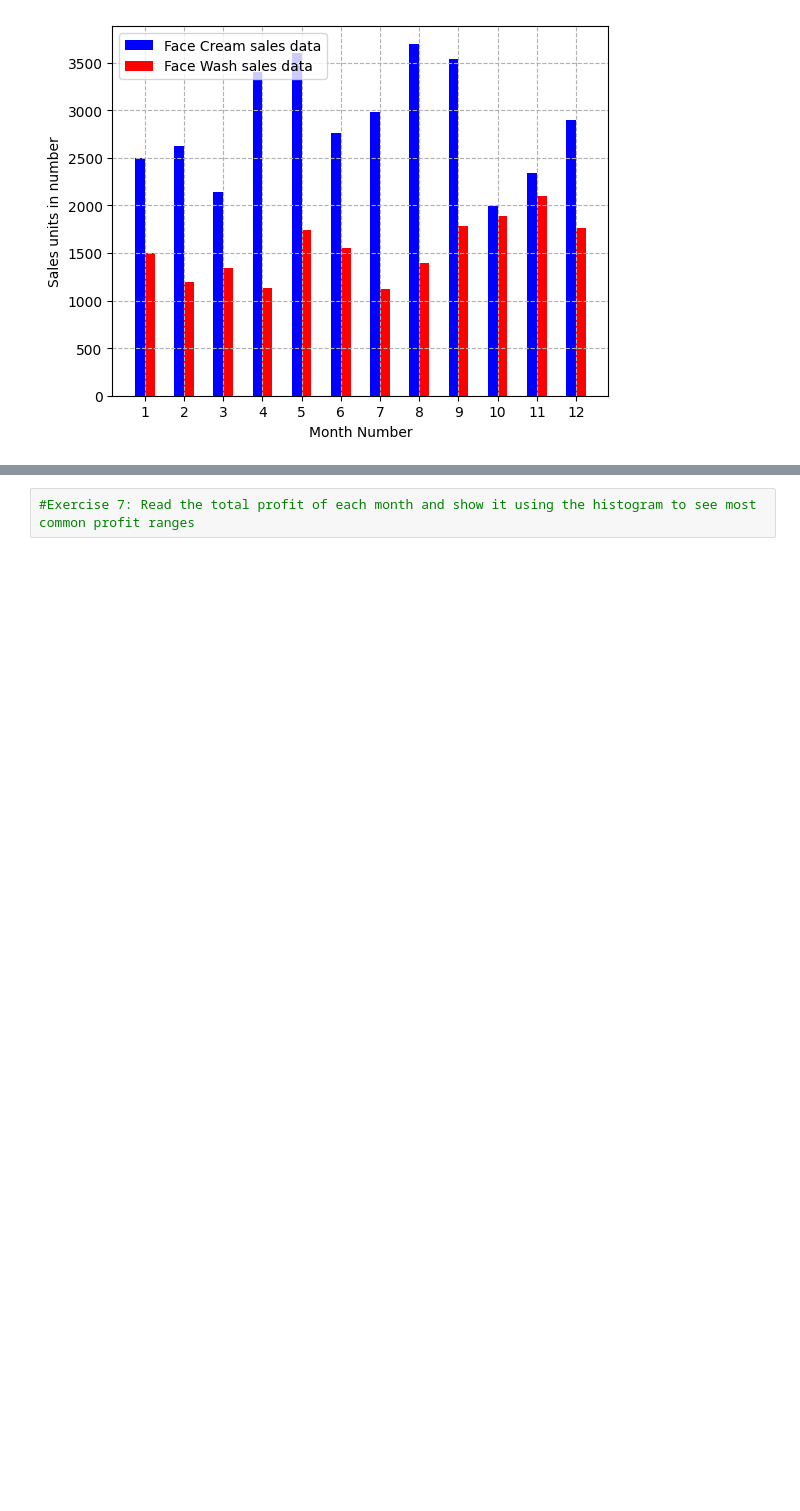
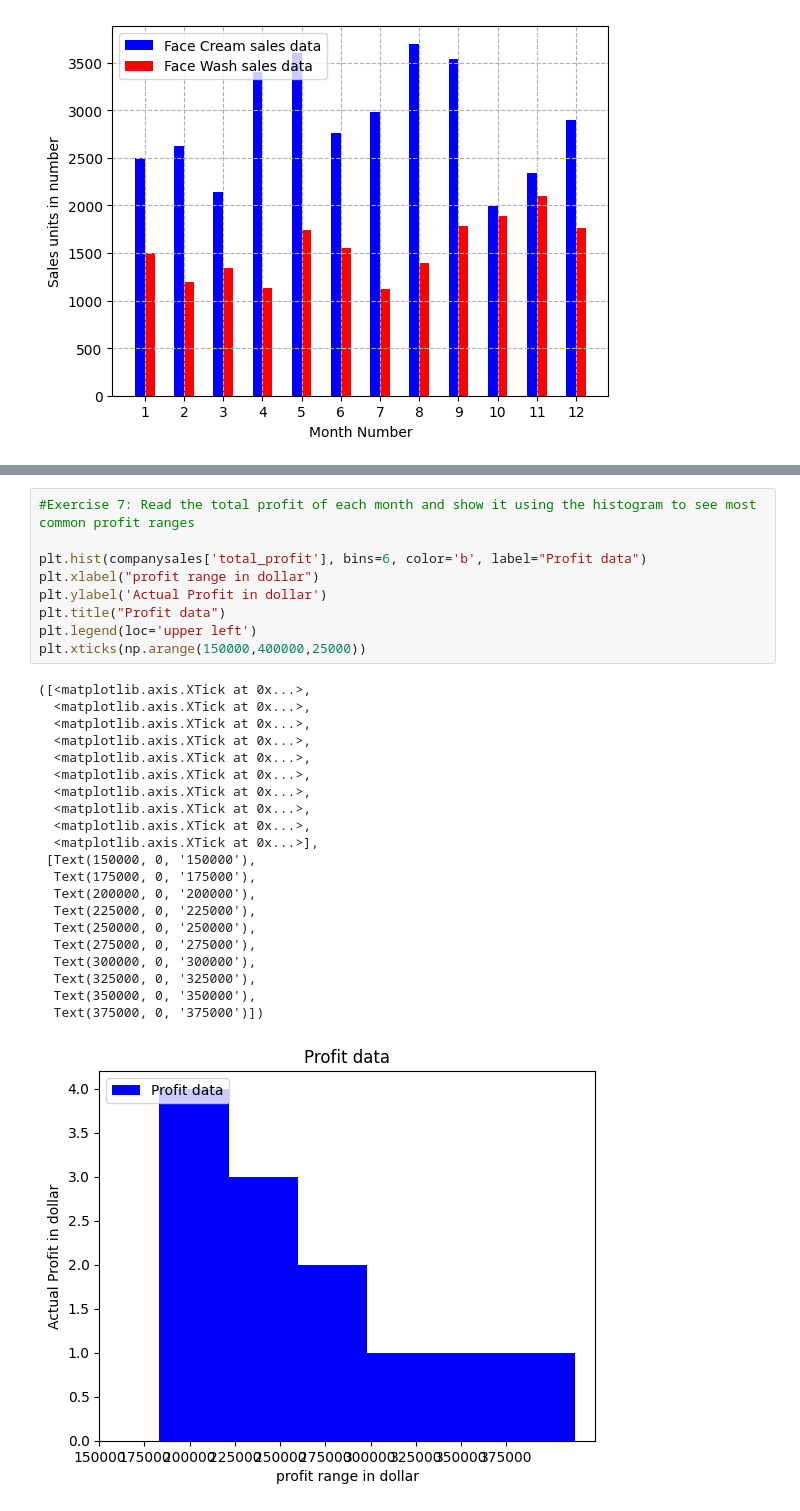
Before and after one commit to luhmont/INFS-772---Programming-for-Data-Analytics--Spring-2025-, a Jupyter notebook: Assignments/Assignment3/INFS772Assignment03.ipynb, the cells around one changed output, grey strips where cells are left out. Saved outputs shown, nothing was run; the diff lists cells and outputs as text; blank space fills up the shorter version.

```diff
--- a/Assignments/Assignment3/INFS772Assignment03.ipynb
+++ b/Assignments/Assignment3/INFS772Assignment03.ipynb
@@ -135,4 +145,33 @@ plt.show
 # %%
 #Exercise 7: Read the total profit of each month and show it using the histogram to see most common profit ranges
+
+plt.hist(companysales['total_profit'], bins=6, color='b', label="Profit data")
+plt.xlabel("profit range in dollar")
+plt.ylabel('Actual Profit in dollar')
+plt.title("Profit data")
+plt.legend(loc='upper left')
+plt.xticks(np.arange(150000,400000,25000))
+# %% [output]
+([<matplotlib.axis.XTick at 0x...>,
+  <matplotlib.axis.XTick at 0x...>,
+  <matplotlib.axis.XTick at 0x...>,
+  <matplotlib.axis.XTick at 0x...>,
+  <matplotlib.axis.XTick at 0x...>,
+  <matplotlib.axis.XTick at 0x...>,
+  <matplotlib.axis.XTick at 0x...>,
+  <matplotlib.axis.XTick at 0x...>,
+  <matplotlib.axis.XTick at 0x...>,
+  <matplotlib.axis.XTick at 0x...>],
+ [Text(150000, 0, '150000'),
+  Text(175000, 0, '175000'),
+  Text(200000, 0, '200000'),
+  Text(225000, 0, '225000'),
+  Text(250000, 0, '250000'),
+  Text(275000, 0, '275000'),
+  Text(300000, 0, '300000'),
+  Text(325000, 0, '325000'),
+  Text(350000, 0, '350000'),
+  Text(375000, 0, '375000')])
+[figure, added]
 # %%
 #Exercise 8: Calculate total sale data for last year for each product and show it using a Pie chart
```
Also changed, not shown: parts of 6 cells of this notebook, 1 other file.
